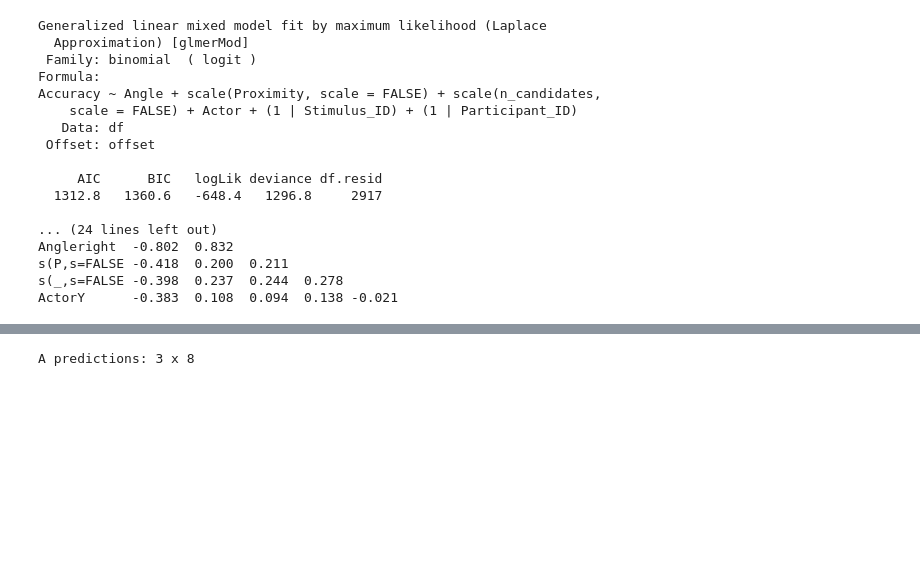
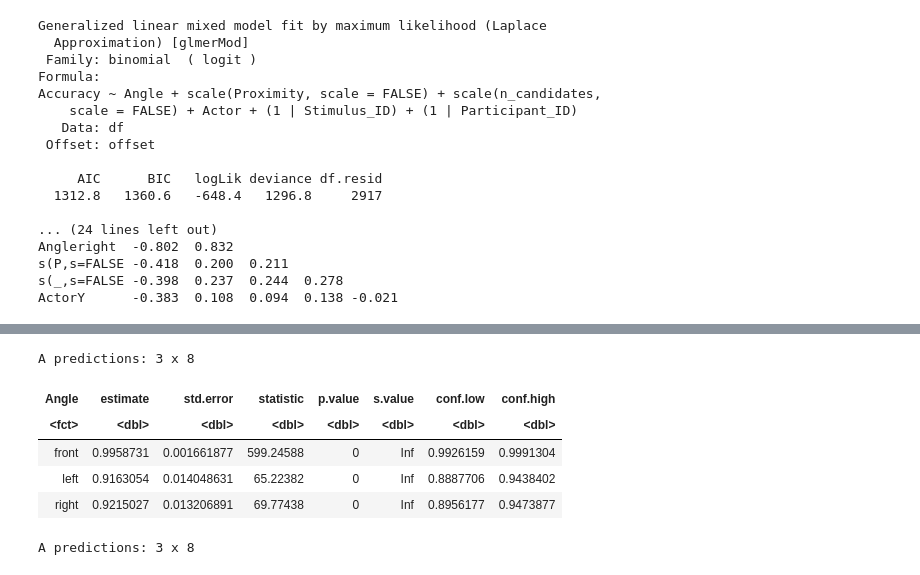
Before and after one commit to grow-ai-like-a-child/referential-gaze, a Jupyter notebook: human.ipynb, the cells around one changed output, grey strips where cells are left out. Cells and saved outputs as stored; diff of their text form; code cells hidden in the pictures; blank space fills up the shorter version.

```diff
--- a/human.ipynb
+++ b/human.ipynb
@@ -186,6 +201,15 @@ A data.frame: 6 x 9
 | scale(Proximity, scale = FALSE) | -1.3047983 | 0.1677296 | -7.779178 | 0.0000000000000072997434239452858... | -1.6335483 | -0.9760483 | 2.537307 | -0.5142454 |
 | scale(n_candidates, scale = FALSE) | -0.6700431 | 0.1518226 | -4.413329 | 0.0000101793105771124392115506082... | -0.9676154 | -0.3724708 | 2.537307 | -0.2640765 |
 | ActorY | -1.0032615 | 0.2383074 | -4.209947 | 0.0000255430609884758857790459235... | -1.4703439 | -0.5361790 | 2.537307 | -0.3954041 |
+# %%
+avg_predictions(model, by="Angle")
+# %% [output]
+A predictions: 3 x 8
+| Angle | estimate | std.error | statistic | p.value | s.value | conf.low | conf.high |
+| <fct> | <dbl> | <dbl> | <dbl> | <dbl> | <dbl> | <dbl> | <dbl> |
+| front | 0.9958731 | 0.001661877 | 599.24588 | 0 | Inf | 0.9926159 | 0.9991304 |
+| left | 0.9163054 | 0.014048631 | 65.22382 | 0 | Inf | 0.8887706 | 0.9438402 |
+| right | 0.9215027 | 0.013206891 | 69.77438 | 0 | Inf | 0.8956177 | 0.9473877 |
 # %%
 avg_predictions(model, by="Angle", hypothesis = ~ pairwise)
 # %% [output]
```
Also changed, not shown: parts of 5 cells of this notebook, 1 other file.
